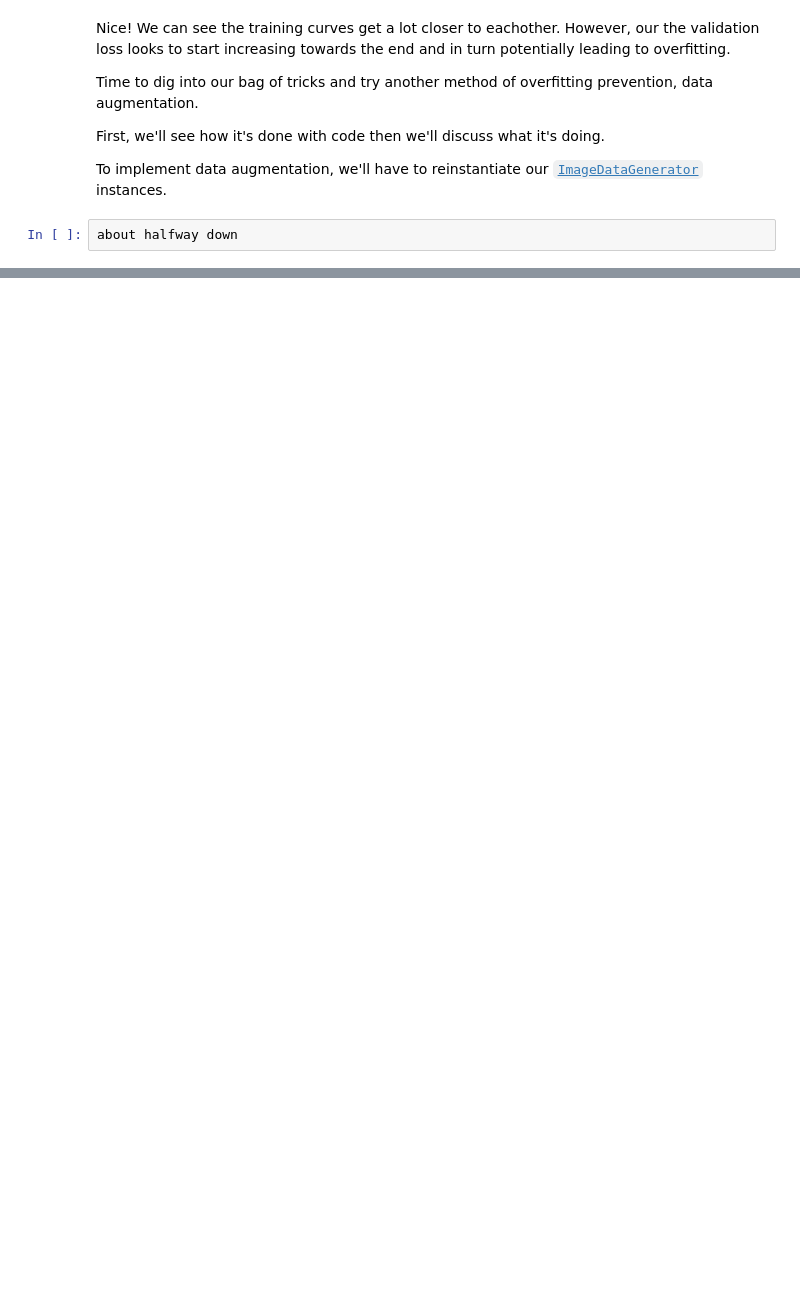
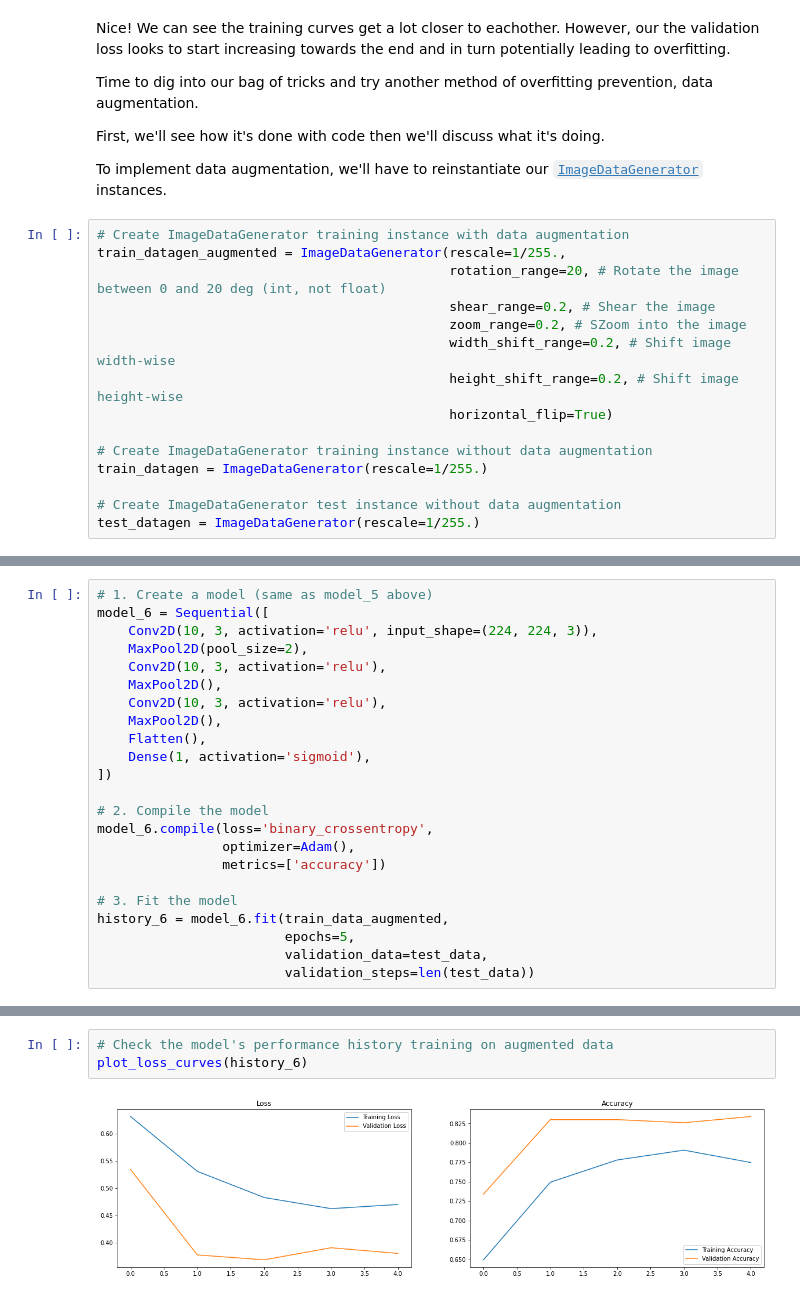
Before and after one commit to WhittleGuy/tensorflowZTM, a Jupyter notebook: 03_convolutional_neural_networks_and_computer_vision_with_tensorflow.ipynb, the cells around one changed output, grey strips where cells are left out. Cells and saved outputs as stored; diff of their text form; blank space fills up the shorter version.

```diff
--- a/03_convolutional_neural_networks_and_computer_vision_with_tensorflow.ipynb
+++ b/03_convolutional_neural_networks_and_computer_vision_with_tensorflow.ipynb
@@ -726,4 +741,17 @@ First, we'll see how it's done with code then we'll discuss what it's doing.
 
 To implement data augmentation, we'll have to reinstantiate our [`ImageDataGenerator`](https://www.tensorflow.org/api_docs/python/tf/keras/preprocessing/image/ImageDataGenerator) instances.
 # %%
-about halfway down
+# Create ImageDataGenerator training instance with data augmentation
+train_datagen_augmented = ImageDataGenerator(rescale=1/255.,
+                                             rotation_range=20, # Rotate the image between 0 and 20 deg (int, not float)
+                                             shear_range=0.2, # Shear the image
+                                             zoom_range=0.2, # SZoom into the image
+                                             width_shift_range=0.2, # Shift image width-wise
+                                             height_shift_range=0.2, # Shift image height-wise
+                                             horizontal_flip=True)
+
+# Create ImageDataGenerator training instance without data augmentation
+train_datagen = ImageDataGenerator(rescale=1/255.)
+
+# Create ImageDataGenerator test instance without data augmentation
+test_datagen = ImageDataGenerator(rescale=1/255.)
@@ -729,0 +818,23 @@ about halfway down
+# %%
+# 1. Create a model (same as model_5 above)
+model_6 = Sequential([
+    Conv2D(10, 3, activation='relu', input_shape=(224, 224, 3)),
+    MaxPool2D(pool_size=2),
+    Conv2D(10, 3, activation='relu'),
+    MaxPool2D(),
+    Conv2D(10, 3, activation='relu'),
+    MaxPool2D(),
+    Flatten(),
+    Dense(1, activation='sigmoid'),
+])
+
+# 2. Compile the model
+model_6.compile(loss='binary_crossentropy',
+                optimizer=Adam(),
+                metrics=['accuracy'])
+
+# 3. Fit the model
+history_6 = model_6.fit(train_data_augmented,
+                        epochs=5,
+                        validation_data=test_data,
+                        validation_steps=len(test_data))
@@ -729,0 +866,5 @@ about halfway down
+# %%
+# Check the model's performance history training on augmented data
+plot_loss_curves(history_6)
+# %% [output]
+[figure, added]
```
Also changed, not shown: parts of 31 cells of this notebook.
